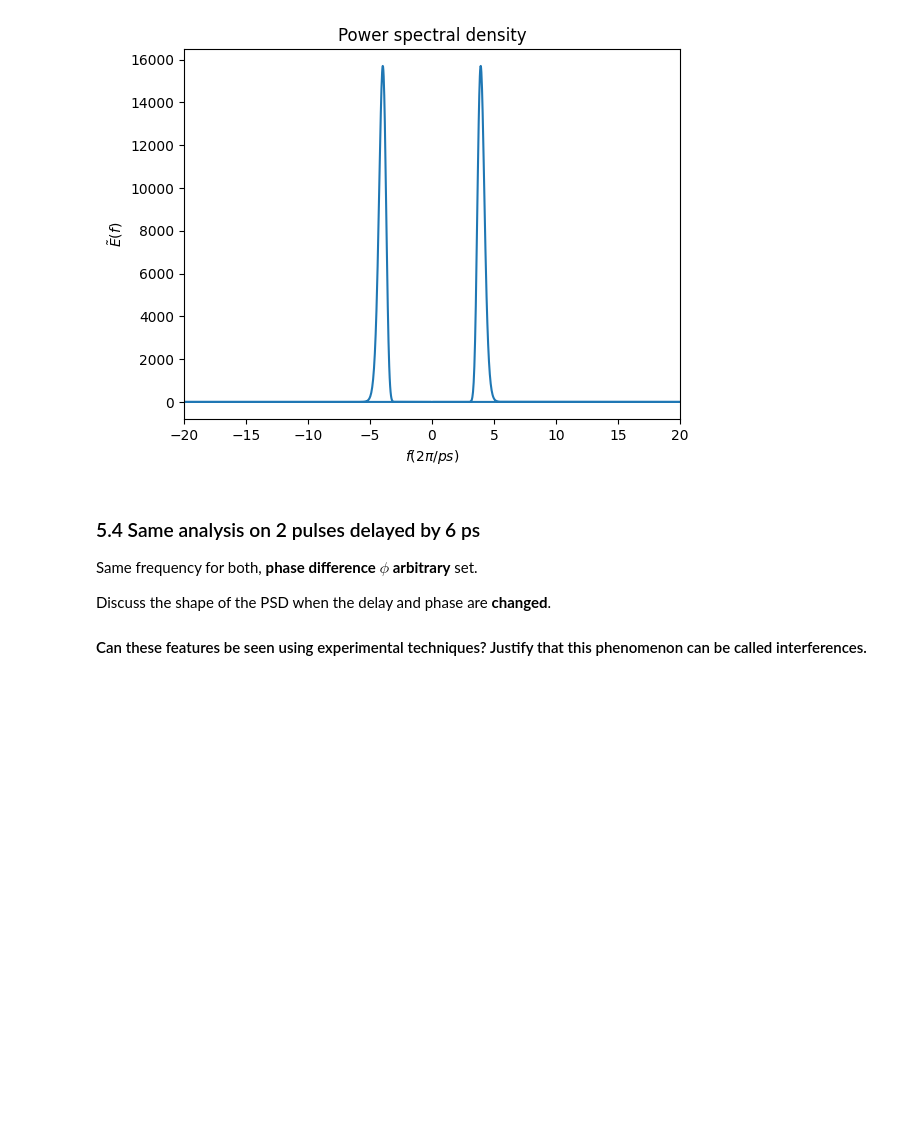
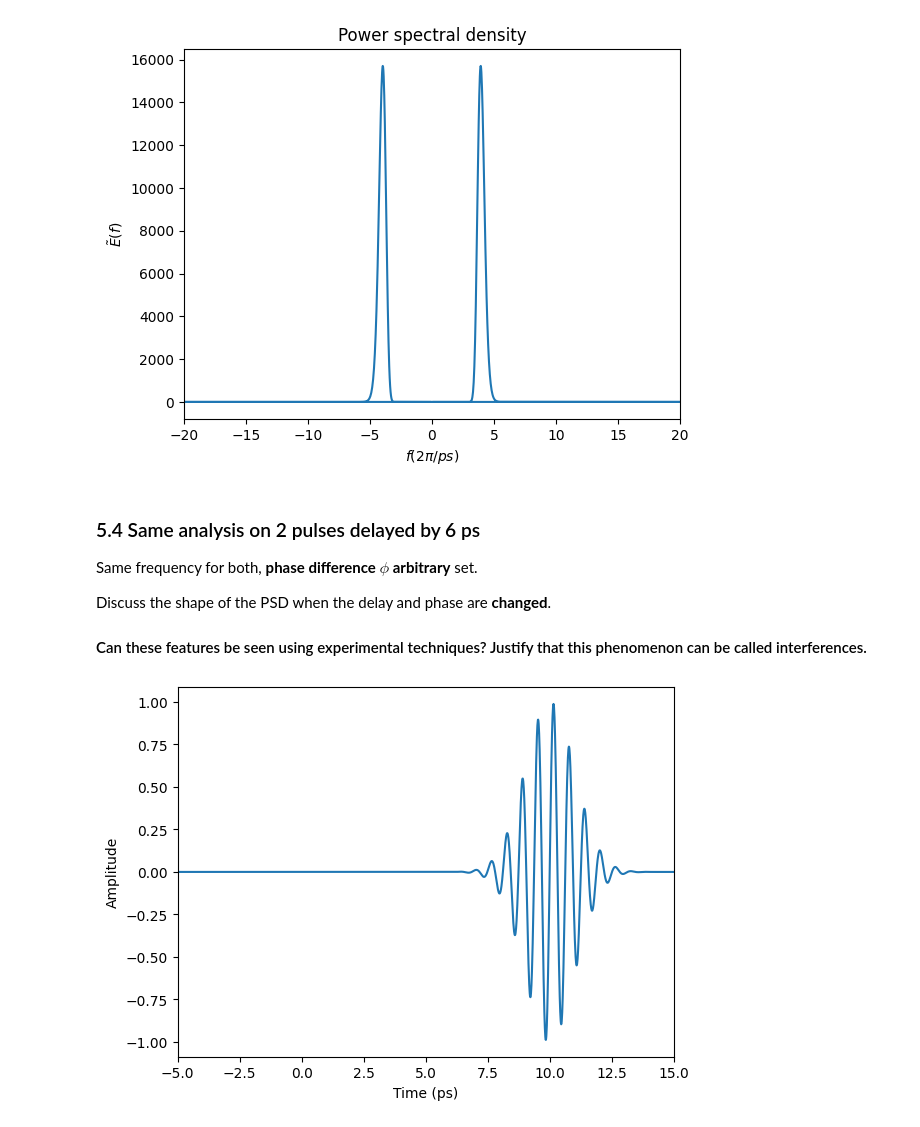
Before and after one commit to Eric-Vidal-hub/Signal-Processing, a Jupyter notebook: 6_optical_pulses.ipynb, the cells around one changed output. Cells and saved outputs as stored; diff of their text form; code cells hidden in the pictures; blank space fills up the shorter version.

Commit message:
time delay

```diff
--- a/6_optical_pulses.ipynb
+++ b/6_optical_pulses.ipynb
@@ -90,0 +89,13 @@ Discuss the shape of the PSD when the delay and phase are **changed**.
+# %%
+# Delayed pulse
+t_delay = 10
+pulse_delayed = np.sin(omega_0 * (t - t_delay)) * np.exp(-(t - t_delay)**2/(2 * sigma ** 2))
+
+# Plot the delayed pulse
+plt.plot(t, pulse_delayed)
+plt.xlabel('Time (ps)')
+plt.ylabel('Amplitude')
+plt.xlim(-5, 15)
+plt.show()
+# %% [output]
+[figure, added]
```
Also changed, not shown: parts of 1 cell of this notebook.
